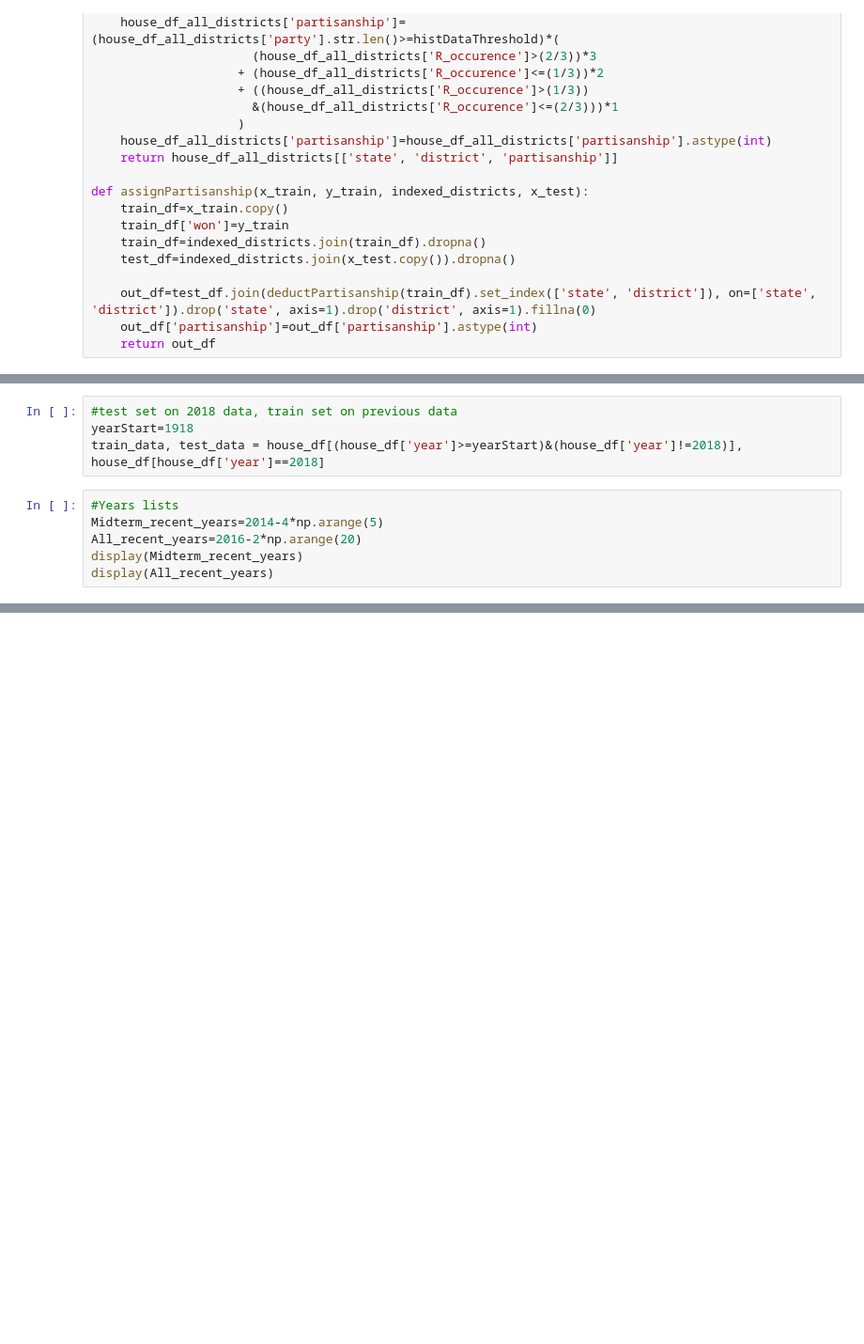
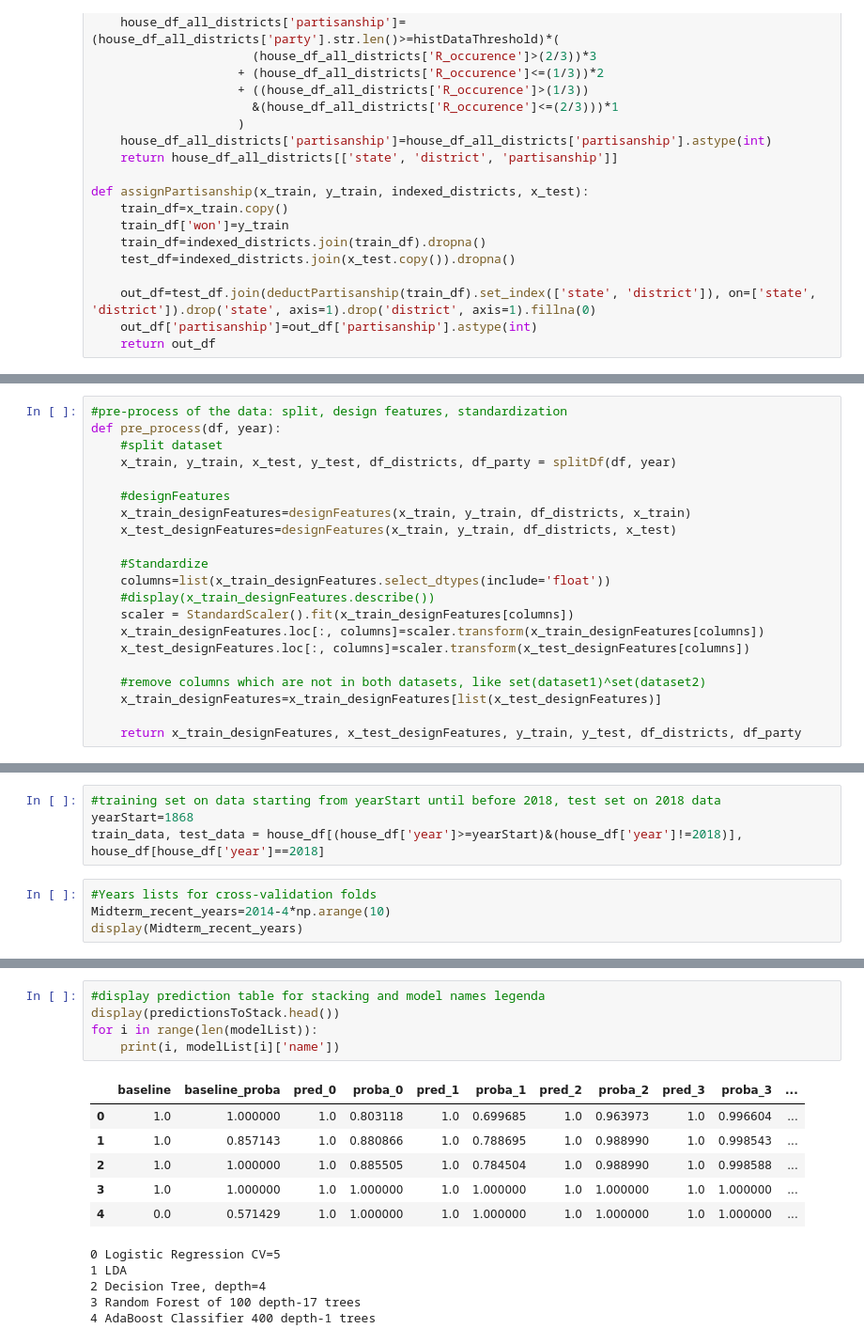
Before and after one commit to pmary/harvard_E-109A_final, a Jupyter notebook: 05-Modeling.ipynb, the cells around one changed output, grey strips where cells are left out. Shown at 94% size. Drawn from its saved outputs; the diff is of its cells as text; blank space fills up the shorter version.

```diff
--- a/05-Modeling.ipynb
+++ b/05-Modeling.ipynb
@@ -291,3 +360,24 @@ def MutuallyExclusivePredictions(model, x_train, x_test, y_train, y_test, indexe
 
     return Accu_train, Accu_val, Accu_val_2, out_df.drop('sum_won_proba', axis=1)
+# %%
+#pre-process of the data: split, design features, standardization
+def pre_process(df, year):
+    #split dataset
+    x_train, y_train, x_test, y_test, df_districts, df_party = splitDf(df, year)
+
+    #designFeatures
+    x_train_designFeatures=designFeatures(x_train, y_train, df_districts, x_train)
+    x_test_designFeatures=designFeatures(x_train, y_train, df_districts, x_test)
+
+    #Standardize
+    columns=list(x_train_designFeatures.select_dtypes(include='float'))
+    #display(x_train_designFeatures.describe())
+    scaler = StandardScaler().fit(x_train_designFeatures[columns])
+    x_train_designFeatures.loc[:, columns]=scaler.transform(x_train_designFeatures[columns])
+    x_test_designFeatures.loc[:, columns]=scaler.transform(x_test_designFeatures[columns])
+
+    #remove columns which are not in both datasets, like set(dataset1)^set(dataset2)
+    x_train_designFeatures=x_train_designFeatures[list(x_test_designFeatures)]
+
+    return x_train_designFeatures, x_test_designFeatures, y_train, y_test, df_districts, df_party
 # %%
@@ -362,12 +432,10 @@ def modelListTrain(modelList, train_df, years):
     display(modelList)
 # %%
-#test set on 2018 data, train set on previous data
-yearStart=1918
+#training set on data starting from yearStart until before 2018, test set on 2018 data
+yearStart=1868
 train_data, test_data = house_df[(house_df['year']>=yearStart)&(house_df['year']!=2018)], house_df[house_df['year']==2018]
 # %%
-#Years lists
-Midterm_recent_years=2014-4*np.arange(5)
-All_recent_years=2016-2*np.arange(20)
+#Years lists for cross-validation folds
+Midterm_recent_years=2014-4*np.arange(10)
 display(Midterm_recent_years)
-display(All_recent_years)
 # %% [output]
@@ -488,0 +655,17 @@ plotModelsScores(modelList, baseline_accuracy)
+# %%
+#display prediction table for stacking and model names legenda
+display(predictionsToStack.head())
+for i in range(len(modelList)):
+    print(i, modelList[i]['name'])
+# %% [output]
+|  | baseline | baseline_proba | pred_0 | proba_0 | pred_1 | proba_1 | pred_2 | proba_2 | pred_3 | proba_3 | ... |
+| 0 | 1.0 | 1.000000 | 1.0 | 0.803118 | 1.0 | 0.699685 | 1.0 | 0.963973 | 1.0 | 0.996604 | ... |
+| 1 | 1.0 | 0.857143 | 1.0 | 0.880866 | 1.0 | 0.788695 | 1.0 | 0.988990 | 1.0 | 0.998543 | ... |
+| 2 | 1.0 | 1.000000 | 1.0 | 0.885505 | 1.0 | 0.784504 | 1.0 | 0.988990 | 1.0 | 0.998588 | ... |
+| 3 | 1.0 | 1.000000 | 1.0 | 1.000000 | 1.0 | 1.000000 | 1.0 | 1.000000 | 1.0 | 1.000000 | ... |
+| 4 | 0.0 | 0.571429 | 1.0 | 1.000000 | 1.0 | 1.000000 | 1.0 | 1.000000 | 1.0 | 1.000000 | ... |
+0 Logistic Regression CV=5
+1 LDA
+2 Decision Tree, depth=4
+3 Random Forest of 100 depth-17 trees
+4 AdaBoost Classifier 400 depth-1 trees
```
Also changed, not shown: parts of 36 cells of this notebook.
